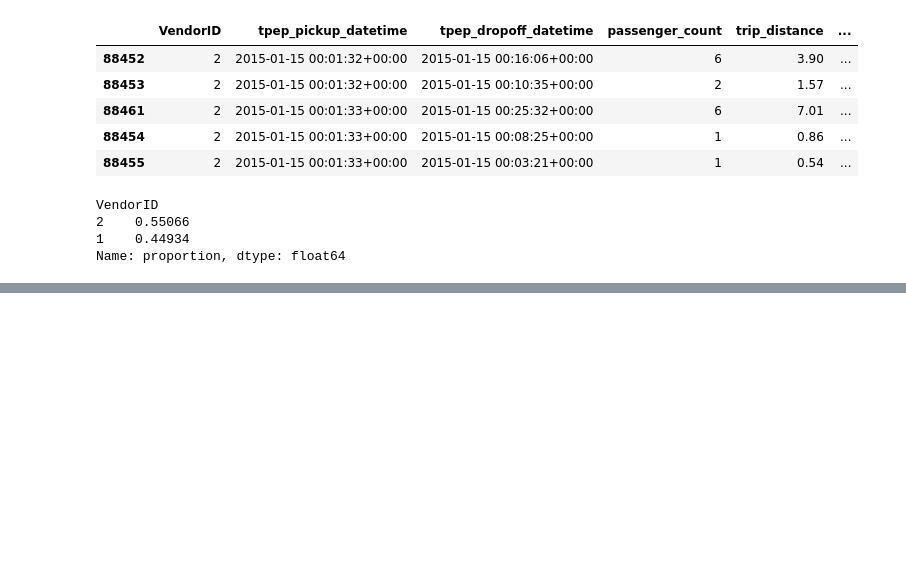
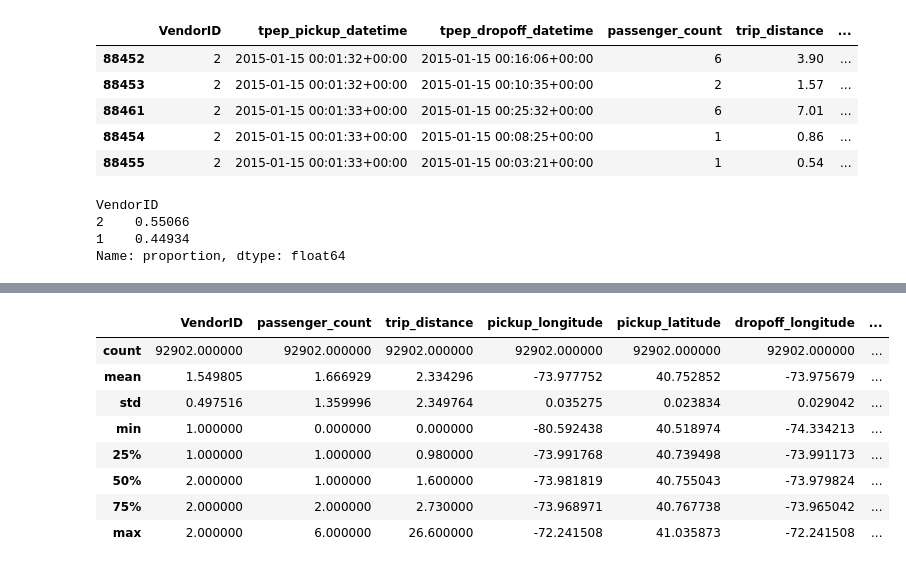
Before and after one commit to Yoann-Rabahi1/INGE2-APP-BDML-dataviz-project, a Jupyter notebook: notebook.ipynb, the cells around one changed output, grey strips where cells are left out. Drawn from its saved outputs; the diff is of its cells as text; code cells hidden in the pictures; blank space fills up the shorter version.

```diff
--- a/notebook.ipynb
+++ b/notebook.ipynb
@@ -181,0 +219,12 @@ Name: proportion, dtype: float64
+# %%
+df.describe()
+# %% [output]
+|  | VendorID | passenger_count | trip_distance | pickup_longitude | pickup_latitude | dropoff_longitude | ... |
+| count | 92902.000000 | 92902.000000 | 92902.000000 | 92902.000000 | 92902.000000 | 92902.000000 | ... |
+| mean | 1.549805 | 1.666929 | 2.334296 | -73.977752 | 40.752852 | -73.975679 | ... |
+| std | 0.497516 | 1.359996 | 2.349764 | 0.035275 | 0.023834 | 0.029042 | ... |
+| min | 1.000000 | 0.000000 | 0.000000 | -80.592438 | 40.518974 | -74.334213 | ... |
+| 25% | 1.000000 | 1.000000 | 0.980000 | -73.991768 | 40.739498 | -73.991173 | ... |
+| 50% | 2.000000 | 1.000000 | 1.600000 | -73.981819 | 40.755043 | -73.979824 | ... |
+| 75% | 2.000000 | 2.000000 | 2.730000 | -73.968971 | 40.767738 | -73.965042 | ... |
+| max | 2.000000 | 6.000000 | 26.600000 | -72.241508 | 41.035873 | -72.241508 | ... |
```
Also changed, not shown: parts of 5 cells of this notebook, 11 other files.
